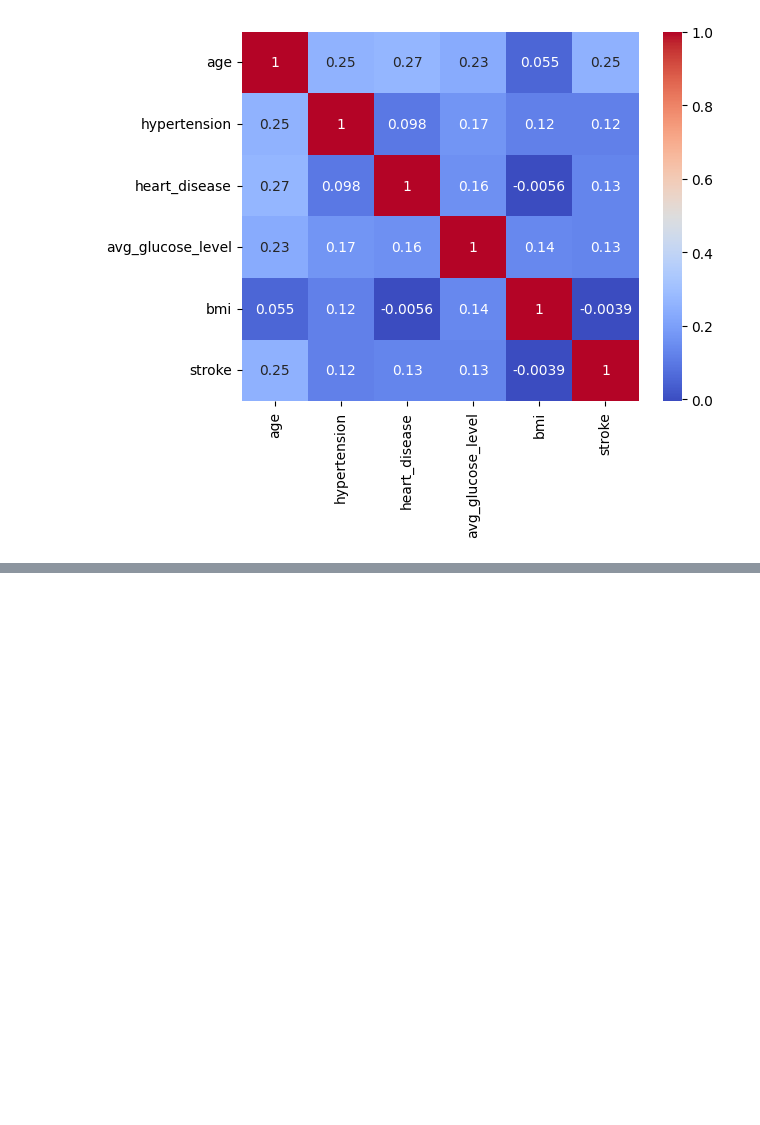
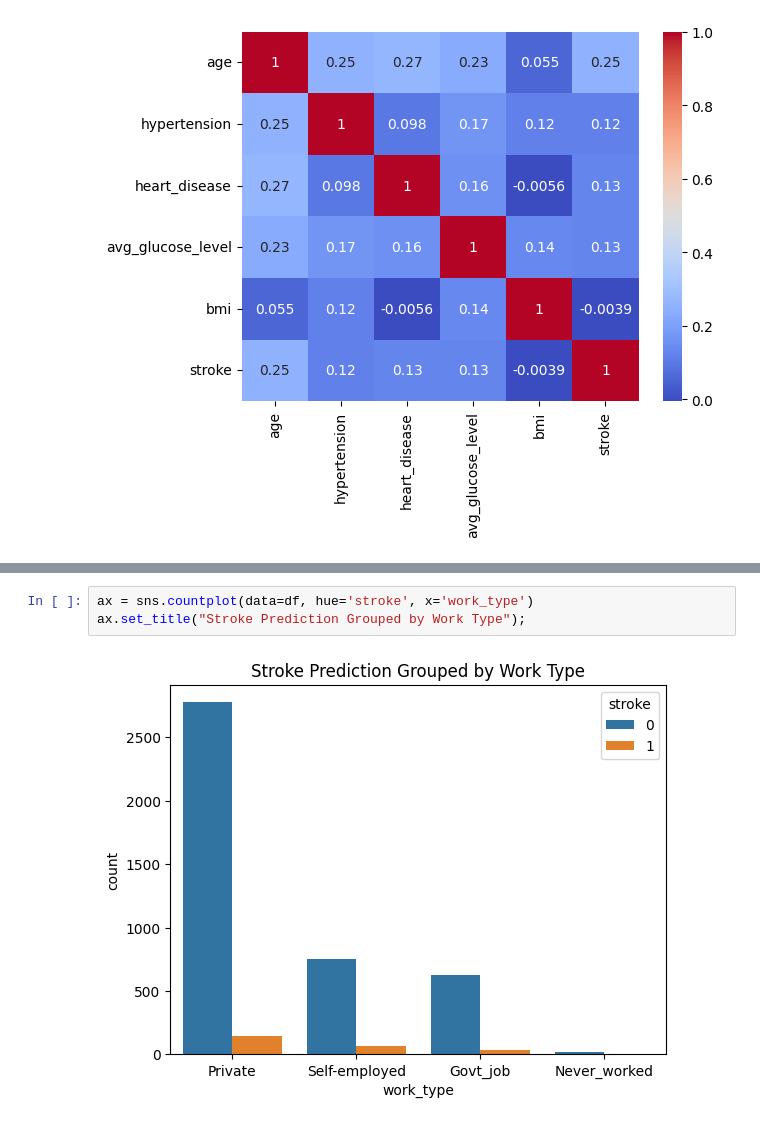
Before and after one commit to Issey2023/Coding-dojo-Project-2-, a Jupyter notebook: Project_2_Part_3_(Core).ipynb, the cells around one changed output, grey strips where cells are left out. Drawn from its saved outputs; the diff is of its cells as text; blank space fills up the shorter version.

```diff
--- a/Project_2_Part_3_(Core).ipynb
+++ b/Project_2_Part_3_(Core).ipynb
@@ -621,0 +823,5 @@ figsize=(10,10)
+# %%
+ax = sns.countplot(data=df, hue='stroke', x='work_type')
+ax.set_title("Stroke Prediction Grouped by Work Type");
+# %% [output]
+[figure, added]
```
Also changed, not shown: parts of 50 cells of this notebook.
